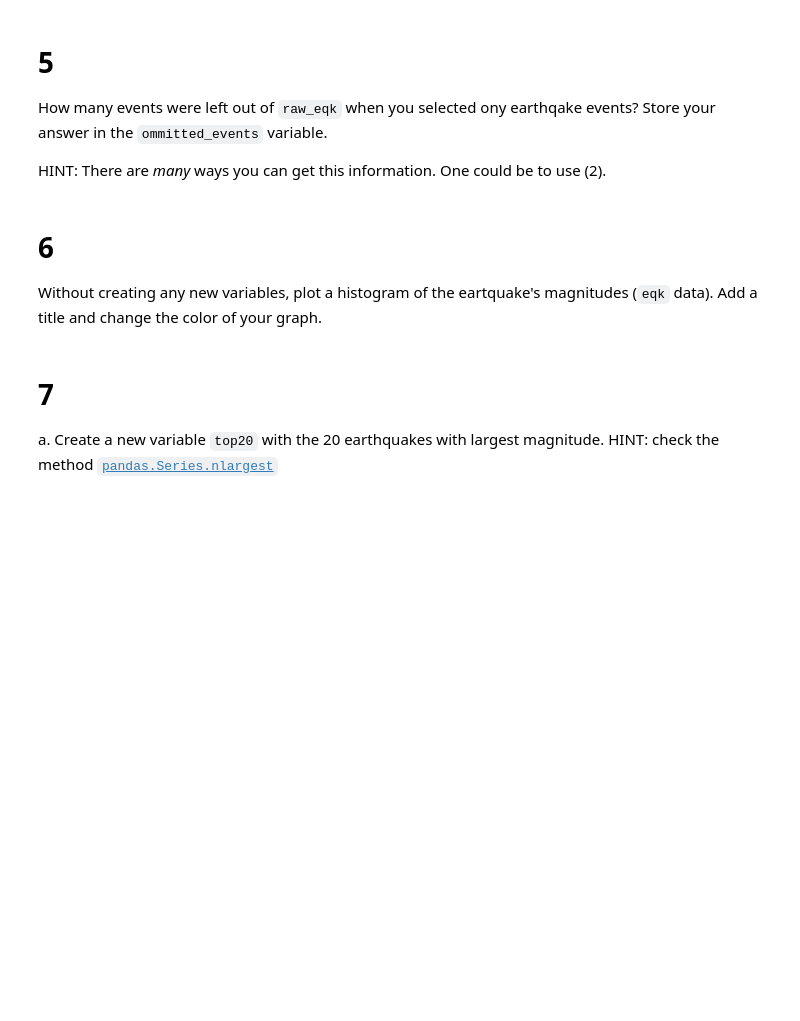
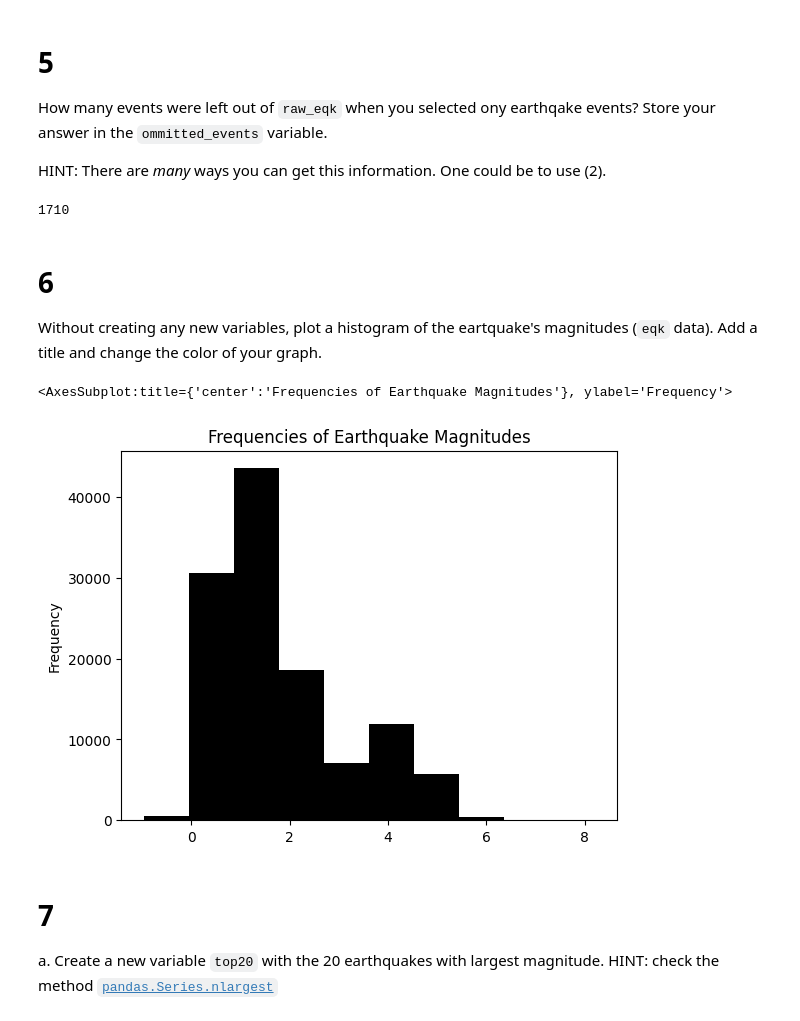
Before and after one commit to imsibaja/eds220-hwk1, a Jupyter notebook: hwk1-task3-earthquakes.ipynb, the cells around one changed output. Cells and saved outputs as stored; diff of their text form; code cells hidden in the pictures; blank space fills up the shorter version.

```diff
--- a/hwk1-task3-earthquakes.ipynb
+++ b/hwk1-task3-earthquakes.ipynb
@@ -156,8 +156,22 @@ omitted_events = ...
+# %%
+# count number of events that are not earthquake events
+omitted_events = raw_eqk[raw_eqk["type"] != "earthquake"].shape[0]
+omitted_events
+# %% [output]
+1710
 # %% [markdown]
 <!-- BEGIN QUESTION -->
 
 # 6
 Without creating any new variables, plot a histogram of the eartquake's magnitudes (`eqk` data). Add a title and change the color of your graph.
+# %%
+# create a histogram of earthquake magnitudes
+eqk["mag"].plot(kind="hist",
+                title = "Frequencies of Earthquake Magnitudes",
+                color = "black")
+# %% [output]
+<AxesSubplot:title={'center':'Frequencies of Earthquake Magnitudes'}, ylabel='Frequency'>
+[figure, added]
 # %% [markdown]
 <!-- END QUESTION -->
 
```
Also changed, not shown: parts of 13 cells of this notebook.
